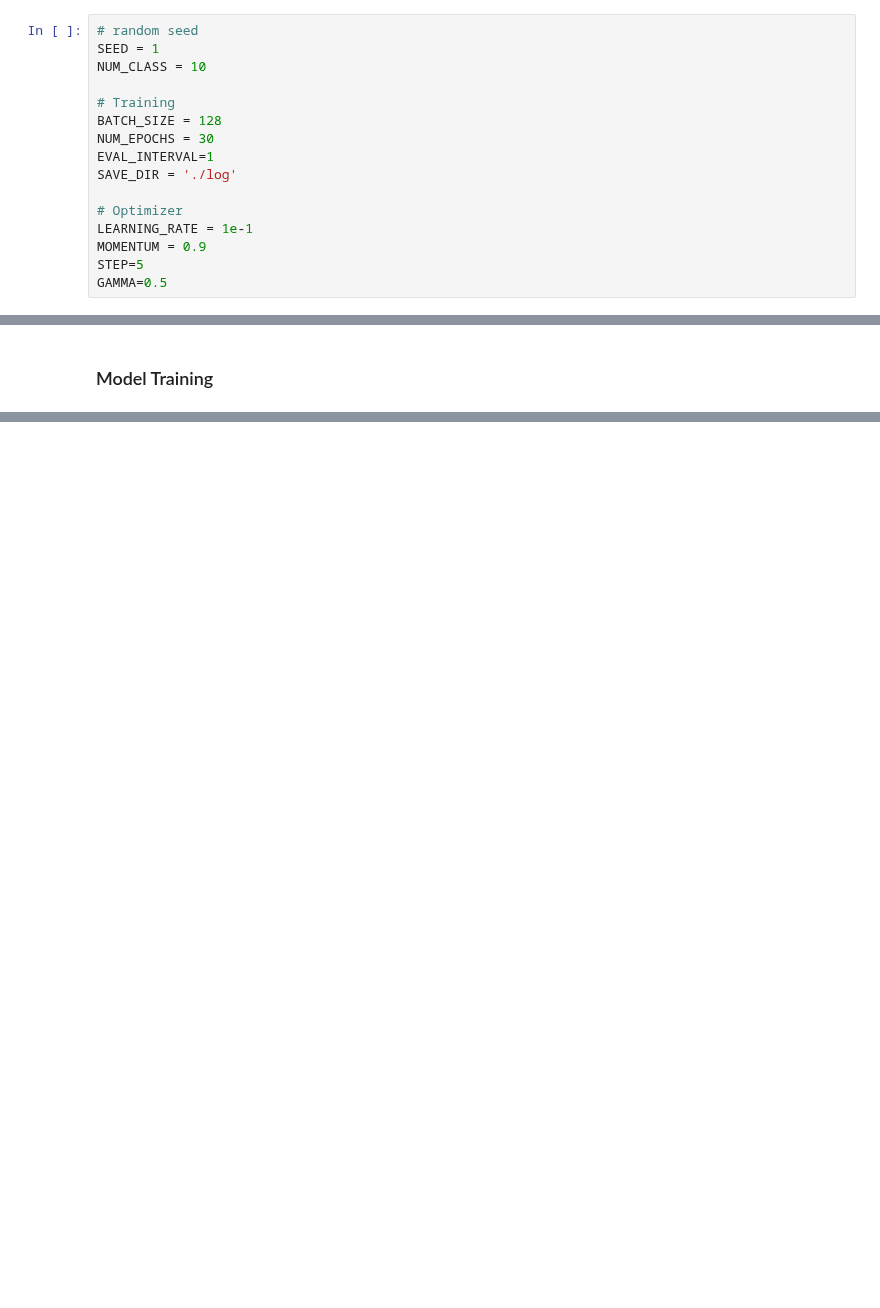
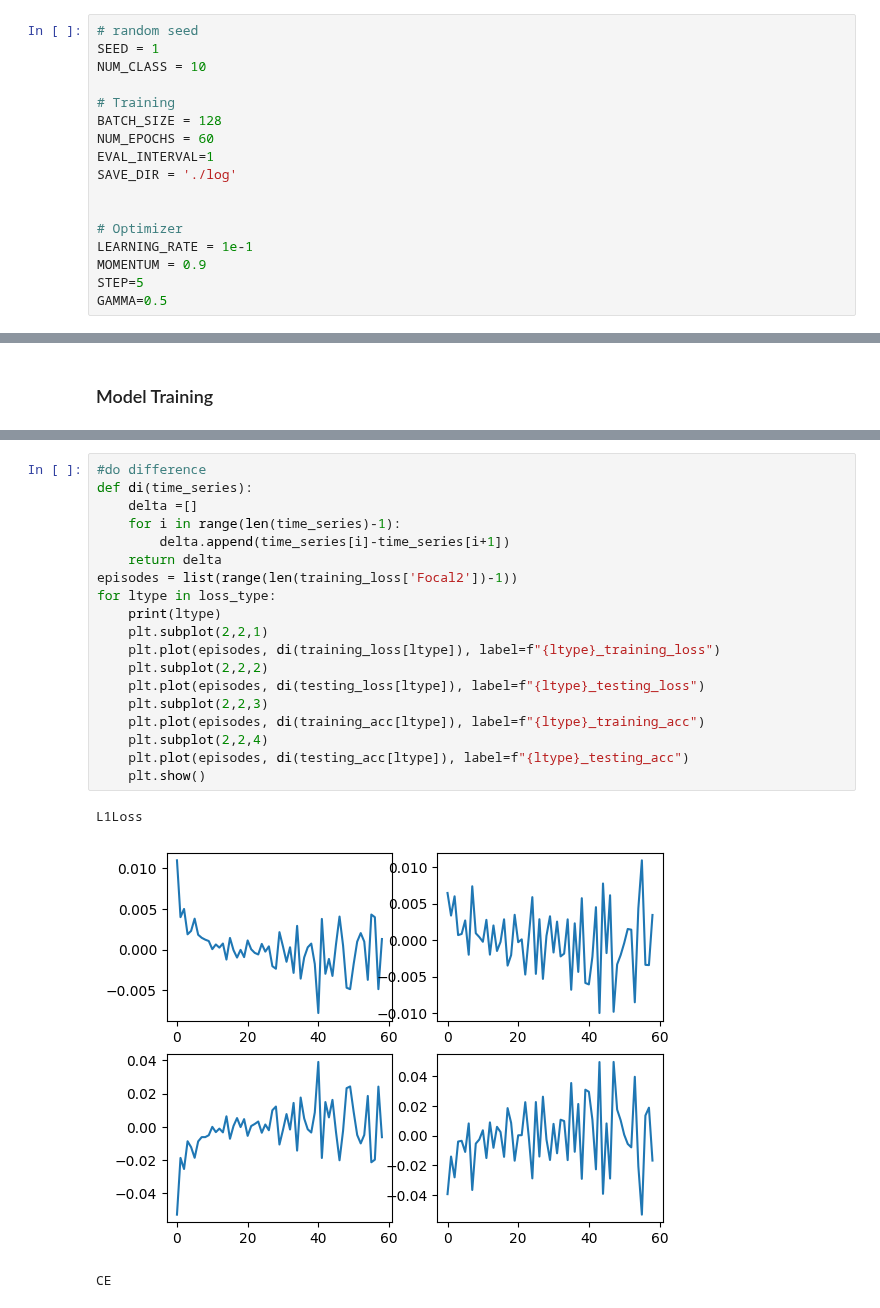
Before and after one commit to SustechSTA303/STA303-Assignment01, a Jupyter notebook: Assignment01.ipynb, the cells around one changed output, grey strips where cells are left out. Saved outputs shown, nothing was run; the diff lists cells and outputs as text; blank space fills up the shorter version.

```diff
--- a/Assignment01.ipynb
+++ b/Assignment01.ipynb
@@ -32,9 +33,10 @@ NUM_CLASS = 10
 
 # Training
 BATCH_SIZE = 128
-NUM_EPOCHS = 30
+NUM_EPOCHS = 60
 EVAL_INTERVAL=1
 SAVE_DIR = './log'
+
 
 # Optimizer
 LEARNING_RATE = 1e-1
@@ -288,0 +387,23 @@ for i in range(len(class_names)):
+# %%
+#do difference
+def di(time_series):
+    delta =[]
+    for i in range(len(time_series)-1):
+        delta.append(time_series[i]-time_series[i+1])
+    return delta
+episodes = list(range(len(training_loss['Focal2'])-1))
+for ltype in loss_type:
+    print(ltype)
+    plt.subplot(2,2,1)
+    plt.plot(episodes, di(training_loss[ltype]), label=f"{ltype}_training_loss")
+    plt.subplot(2,2,2)
+    plt.plot(episodes, di(testing_loss[ltype]), label=f"{ltype}_testing_loss")
+    plt.subplot(2,2,3)
+    plt.plot(episodes, di(training_acc[ltype]), label=f"{ltype}_training_acc")
+    plt.subplot(2,2,4)
+    plt.plot(episodes, di(testing_acc[ltype]), label=f"{ltype}_testing_acc")
+    plt.show()
+# %% [output]
+L1Loss
+[figure, added]
+CE
```
Also changed, not shown: parts of 16 cells of this notebook.
